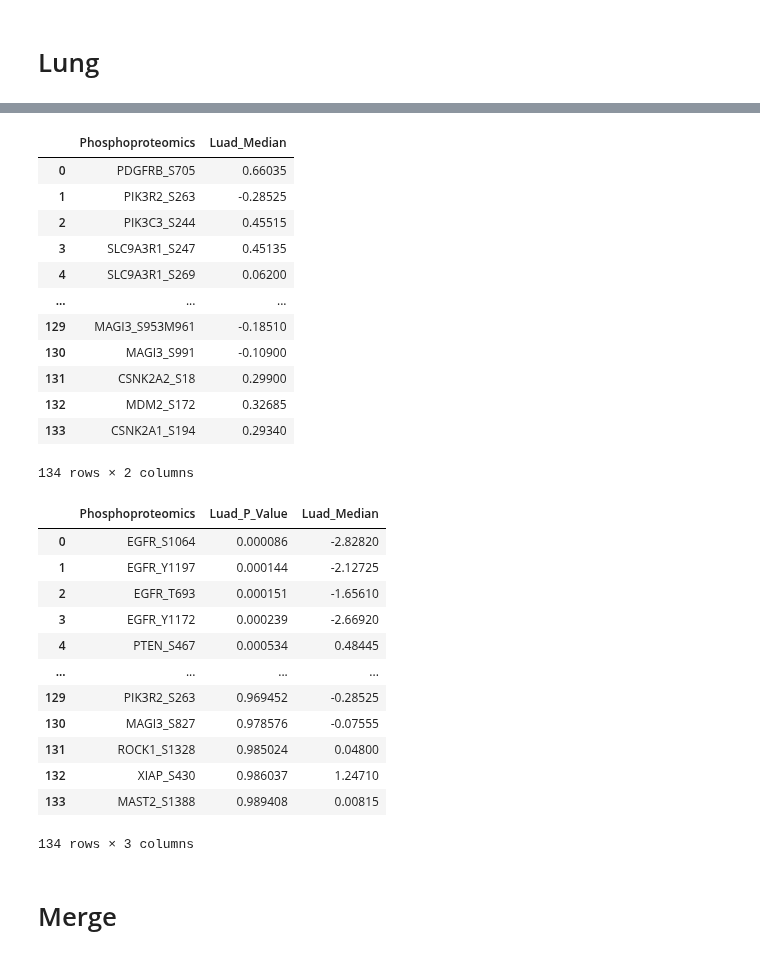
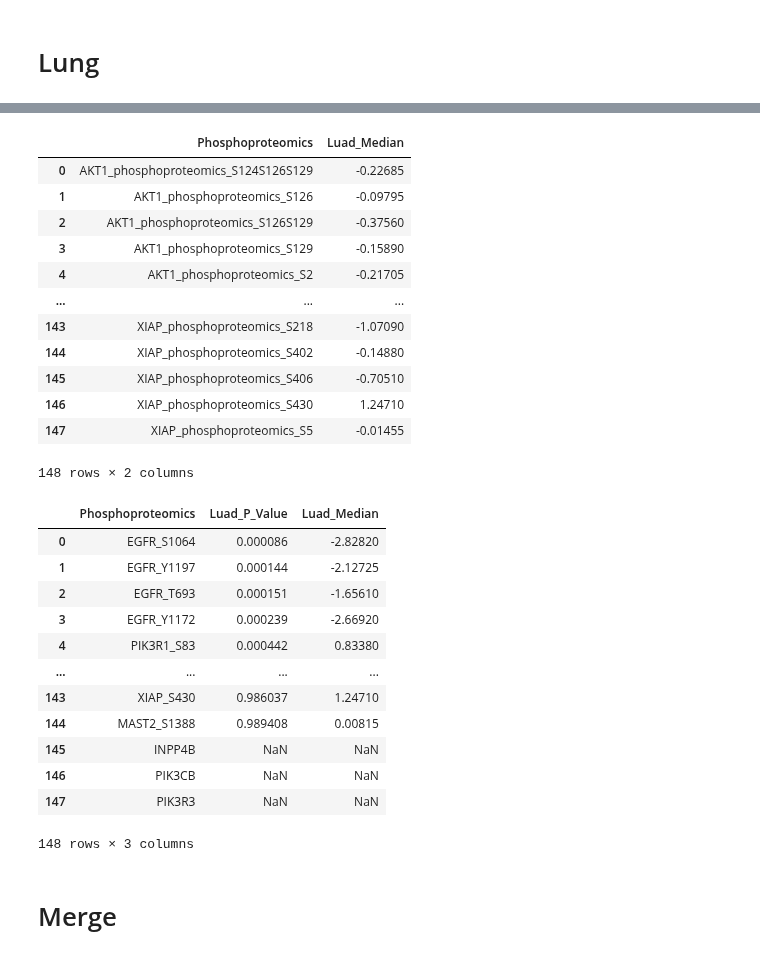
Before and after one commit to PayneLab/WhenMutationsDontMatter, a Jupyter notebook: PTEN/phospho_pval_median_table_interacting.ipynb, the cells around one changed output, grey strips where cells are left out. Cells and saved outputs as stored; diff of their text form; code cells hidden in the pictures.

```diff
--- a/PTEN/phospho_pval_median_table_interacting.ipynb
+++ b/PTEN/phospho_pval_median_table_interacting.ipynb
@@ -137,9 +152,7 @@ g_merged
 # %% [markdown]
 # Endo
 # %%
-#Endo ttest
-
-mut_type_gbm = endo.get_genotype_all_vars(gene)
+mut_type = endo.get_genotype_all_vars(gene)
 
 # merge cnv with genotype all mut type
 prot_and_mutations = endo.join_omics_to_mutations(
@@ -147,8 +160,8 @@ prot_and_mutations = endo.join_omics_to_mutations(
 prot_and_mutations = prot_and_mutations[prot_and_mutations.Sample_Status == "Tumor"] # drop Normal samples
 prot_and_mutations = endo.reduce_multiindex(prot_and_mutations, flatten = True)
 ip_df = prot_and_mutations.iloc[:,:-4] #drop mutation, location cols
-mut_type_gbm = mut_type_gbm[['Mutation']]
-merged = ip_df.join(mut_type_gbm) # merge mutation col from function (includes cnv)
+mut_type = mut_type[['Mutation']]
+merged = ip_df.join(mut_type) # merge mutation col from function (includes cnv)
 
 # Keep two values to compare
 compare = ['Wildtype_Tumor','Nonsense_Mutation','Frame_Shift_Ins','Frame_Shift_Del']
@@ -157,8 +170,7 @@ trunc_wt = merged[get]
 trunc_wt['Mutation'] = np.where(
                 trunc_wt['Mutation'] == 'Wildtype_Tumor', 'Wildtype_Tumor', 'Truncation')
 trunc_wt['Mutation'].value_counts()
-#trunc_wt
-prot_and_mutations
+trunc_wt
 # %% [output]
 cptac warning: In joining the somatic_mutation table, no mutations were found for the following samples, so they were filled with Wildtype_Tumor or Wildtype_Normal: 20 samples for the PTEN gene (C:\Us ...
 cptac warning: The following columns were not found in the phosphoproteomics dataframe, so they were inserted into joined table, but filled with NaN: CSNK2A1, PIK3CB, PIK3R3 (C:\Users\brittany henders ...
@@ -578,10 +638,12 @@ mut_type = h.get_genotype_all_vars(gene)
 prot_and_mutations = h.join_omics_to_mutations(
     mutations_genes = [gene], omics_df_name = 'phosphoproteomics', omics_genes = ip)
 prot_and_mutations = prot_and_mutations[prot_and_mutations.Sample_Status == "Tumor"] # drop Normal samples
-prot_and_mutations = h.reduce_multiindex(prot_and_mutations, levels_to_drop = 3)
-prot_and_mutations = h.reduce_multiindex(prot_and_mutations, levels_to_drop = 2, flatten=True)
-prot_and_mutations = prot_and_mutations.loc[:,~prot_and_mutations.columns.duplicated()] # drop duplicated columns
-# FIX - 17 duplicates
+
+# CODE accounting for duplicates (keep peptide)
+#prot_and_mutations = h.reduce_multiindex(prot_and_mutations, levels_to_drop = 3)
+prot_and_mutations = h.reduce_multiindex(prot_and_mutations, levels_to_drop = 3, flatten=True)
+#prot_and_mutations = prot_and_mutations.loc[:,~prot_and_mutations.columns.duplicated()] # drop duplicated columns
+
 
 ip_df = prot_and_mutations.iloc[:,:-4] #drop mutation, location cols
 mut_type = mut_type[['Mutation']]
@@ -685,15 +754,19 @@ mut_type = l.get_genotype_all_vars(gene)
 mut_type = mut_type.rename(columns={'PTEN':'cnv'})
 
 # different code because no somatic mutation data for pten (can't join to somatic mutations)
+omics = l.join_omics_to_omics(df1_name = 'CNV', df2_name='phosphoproteomics',genes1="PTEN",
+    genes2=ip)
+omics = l.reduce_multiindex(omics, levels_to_drop =3)
+omics = l.reduce_multiindex(omics, levels_to_drop = 2, flatten = True)
+omics = omics.drop(columns='PTEN_CNV_')
+
+# Get only tumor samples
 phos = l.get_phosphoproteomics(tissue_type='tumor')
-ip_phos = phos[['PDGFRB', 'PIK3R2', 'PIK3C3','SLC9A3R1',
-     'USP13','PIK3CA','TP53','EGFR','PTK2','USP7','XIAP','PTEN','PREX2','MAST2','PIK3CD',
-    'ROCK1','NEDD4','AKT1', 'MVP', 'MAGI3','CSNK2A2', 'MDM2', 'CSNK2A1']]
-# 'PIK3CB' 'INPP4B' 'SH1' 'PRK3R1' 'PIK3R3' not in index
-ip_phos = l.reduce_multiindex(ip_phos, levels_to_drop =3)
-ip_phos = l.reduce_multiindex(ip_phos, levels_to_drop = 2, flatten = True)
+tumor_ids = list(phos.index)
+get = omics.index.isin(tumor_ids)
+omics = omics[get]
 
-merged = ip_phos.join(mut_type) # checked and there is 110 tumor samples for lung
+merged = omics.join(mut_type) # checked and there is 110 tumor samples for lung
 
 compare = ['No_Mutation','Deletion']
 get = merged['Mutation'].isin(compare)
@@ -749,35 +847,36 @@ l_df = l_df.reset_index().rename(columns={'index':'Phosphoproteomics'})
 l_df
 # %% [output]
 |  | Phosphoproteomics | Luad_Median |
-| 0 | PDGFRB_S705 | 0.66035 |
-| 1 | PIK3R2_S263 | -0.28525 |
-| 2 | PIK3C3_S244 | 0.45515 |
-| 3 | SLC9A3R1_S247 | 0.45135 |
-| 4 | SLC9A3R1_S269 | 0.06200 |
+| 0 | AKT1_phosphoproteomics_S124S126S129 | -0.22685 |
+| 1 | AKT1_phosphoproteomics_S126 | -0.09795 |
+| 2 | AKT1_phosphoproteomics_S126S129 | -0.37560 |
+| 3 | AKT1_phosphoproteomics_S129 | -0.15890 |
+| 4 | AKT1_phosphoproteomics_S2 | -0.21705 |
 | ... | ... | ... |
-| 129 | MAGI3_S953M961 | -0.18510 |
-| 130 | MAGI3_S991 | -0.10900 |
-| 131 | CSNK2A2_S18 | 0.29900 |
-| 132 | MDM2_S172 | 0.32685 |
-| 133 | CSNK2A1_S194 | 0.29340 |
+| 143 | XIAP_phosphoproteomics_S218 | -1.07090 |
+| 144 | XIAP_phosphoproteomics_S402 | -0.14880 |
+| 145 | XIAP_phosphoproteomics_S406 | -0.70510 |
+| 146 | XIAP_phosphoproteomics_S430 | 1.24710 |
+| 147 | XIAP_phosphoproteomics_S5 | -0.01455 |
-134 rows × 2 columns
+148 rows × 2 columns
 # %%
 l_merged = l_pval.merge(l_df, on='Phosphoproteomics',how='outer')
+l_merged = l_merged.replace(to_replace = r'_phosphoproteomics', value = '', regex = True)
 l_merged
 # %% [output]
 |  | Phosphoproteomics | Luad_P_Value | Luad_Median |
 | 0 | EGFR_S1064 | 0.000086 | -2.82820 |
 | 1 | EGFR_Y1197 | 0.000144 | -2.12725 |
 | 2 | EGFR_T693 | 0.000151 | -1.65610 |
 | 3 | EGFR_Y1172 | 0.000239 | -2.66920 |
-| 4 | PTEN_S467 | 0.000534 | 0.48445 |
+| 4 | PIK3R1_S83 | 0.000442 | 0.83380 |
 | ... | ... | ... | ... |
-| 129 | PIK3R2_S263 | 0.969452 | -0.28525 |
-| 130 | MAGI3_S827 | 0.978576 | -0.07555 |
-| 131 | ROCK1_S1328 | 0.985024 | 0.04800 |
-| 132 | XIAP_S430 | 0.986037 | 1.24710 |
-| 133 | MAST2_S1388 | 0.989408 | 0.00815 |
+| 143 | XIAP_S430 | 0.986037 | 1.24710 |
+| 144 | MAST2_S1388 | 0.989408 | 0.00815 |
+| 145 | INPP4B | NaN | NaN |
+| 146 | PIK3CB | NaN | NaN |
+| 147 | PIK3R3 | NaN | NaN |
-134 rows × 3 columns
+148 rows × 3 columns
 # %% [markdown]
 # Merge
 # %%
```
Also changed, not shown: parts of 32 cells of this notebook, 1 other file.
